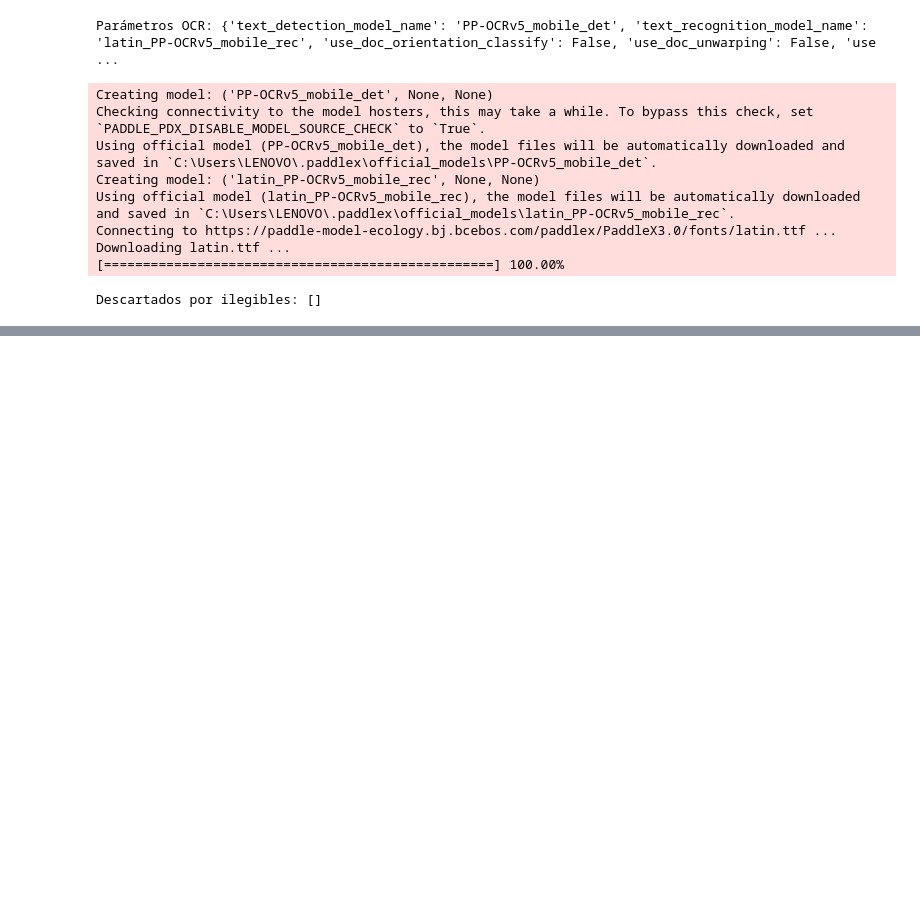
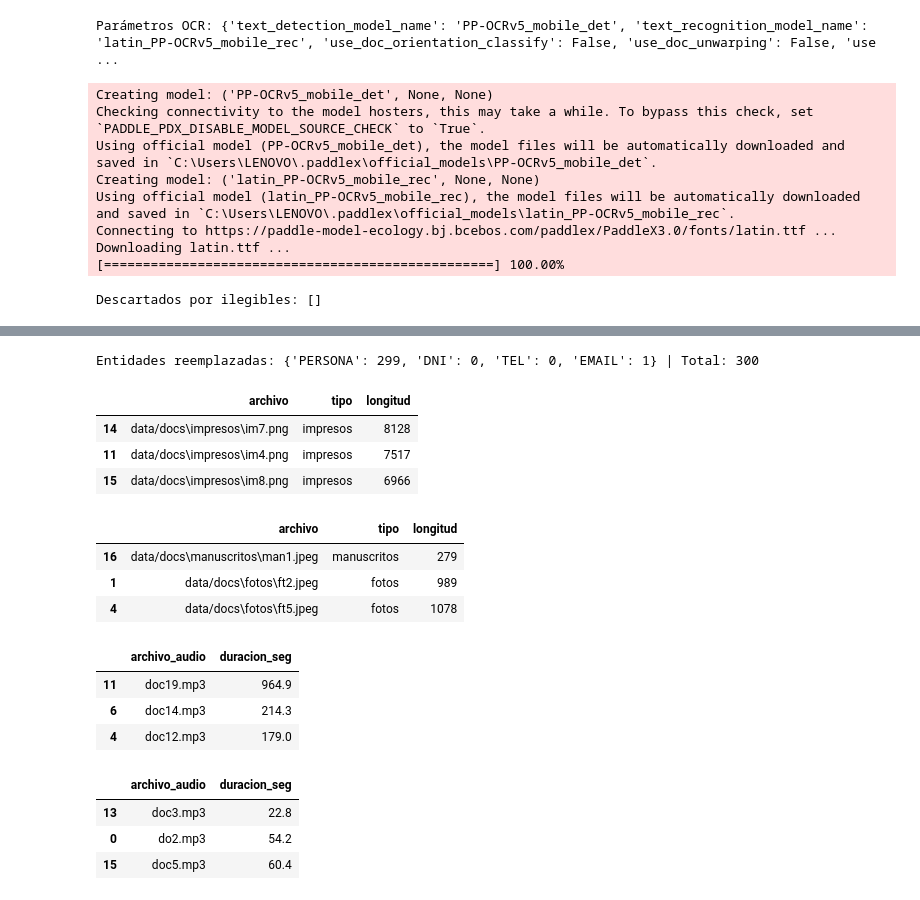
Before and after one commit to FlaviaRomero/TAREA2, a Jupyter notebook: 01_extraccion.ipynb, the cells around one changed output, grey strips where cells are left out. Saved outputs shown, nothing was run; the diff lists cells and outputs as text; code cells hidden in the pictures; blank space fills up the shorter version.

```diff
--- a/01_extraccion.ipynb
+++ b/01_extraccion.ipynb
@@ -141,0 +144,21 @@ print(len(trans), "clips |", round(trans["duracion_seg"].sum()/60, 1) if len(tra
+# %%
+try:
+    import spacy; nlp = spacy.load("es_core_news_md")
+except Exception:
+    nlp = None; print("spaCy no disponible: solo regex")
+conteo = {"PERSONA": 0, "DNI": 0, "TEL": 0, "EMAIL": 0}
+
+def seudonimizar(t):
+    for pat, et in [(r"\S+@\S+", "EMAIL"), (r"\b9\d{8}\b", "TEL"), (r"\b\d{8}\b", "DNI")]:
+        t, n = re.subn(pat, f"[{et}]", t); conteo[et] += n
+    if nlp:
+        for e in reversed(nlp(t).ents):
+            if e.label_ == "PER":
+                t = t[:e.start_char] + "[PERSONA]" + t[e.end_char:]; conteo["PERSONA"] += 1
+    return t
+
+docs["texto_ocr"] = docs["texto_ocr"].apply(seudonimizar)
+if len(trans): trans["texto_asr"] = trans["texto_asr"].apply(seudonimizar)
+print("Entidades reemplazadas:", conteo, "| Total:", sum(conteo.values()))
+# %% [output]
+Entidades reemplazadas: {'PERSONA': 299, 'DNI': 0, 'TEL': 0, 'EMAIL': 1} | Total: 300
@@ -141,0 +178,21 @@ print(len(trans), "clips |", round(trans["duracion_seg"].sum()/60, 1) if len(tra
+# %%
+display(docs.nlargest(3, "longitud")[["archivo","tipo","longitud"]], docs.nsmallest(3, "longitud")[["archivo","tipo","longitud"]])
+if len(trans):
+    display(trans.nlargest(3, "duracion_seg")[["archivo_audio","duracion_seg"]], trans.nsmallest(3, "duracion_seg")[["archivo_audio","duracion_seg"]])
+# %% [output]
+|  | archivo | tipo | longitud |
+| 14 | data/docs\impresos\im7.png | impresos | 8128 |
+| 11 | data/docs\impresos\im4.png | impresos | 7517 |
+| 15 | data/docs\impresos\im8.png | impresos | 6966 |
+|  | archivo | tipo | longitud |
+| 16 | data/docs\manuscritos\man1.jpeg | manuscritos | 279 |
+| 1 | data/docs\fotos\ft2.jpeg | fotos | 989 |
+| 4 | data/docs\fotos\ft5.jpeg | fotos | 1078 |
+|  | archivo_audio | duracion_seg |
+| 11 | doc19.mp3 | 964.9 |
+| 6 | doc14.mp3 | 214.3 |
+| 4 | doc12.mp3 | 179.0 |
+|  | archivo_audio | duracion_seg |
+| 13 | doc3.mp3 | 22.8 |
+| 0 | do2.mp3 | 54.2 |
+| 15 | doc5.mp3 | 60.4 |
```
Also changed, not shown: parts of 4 cells of this notebook, 9 other files.
